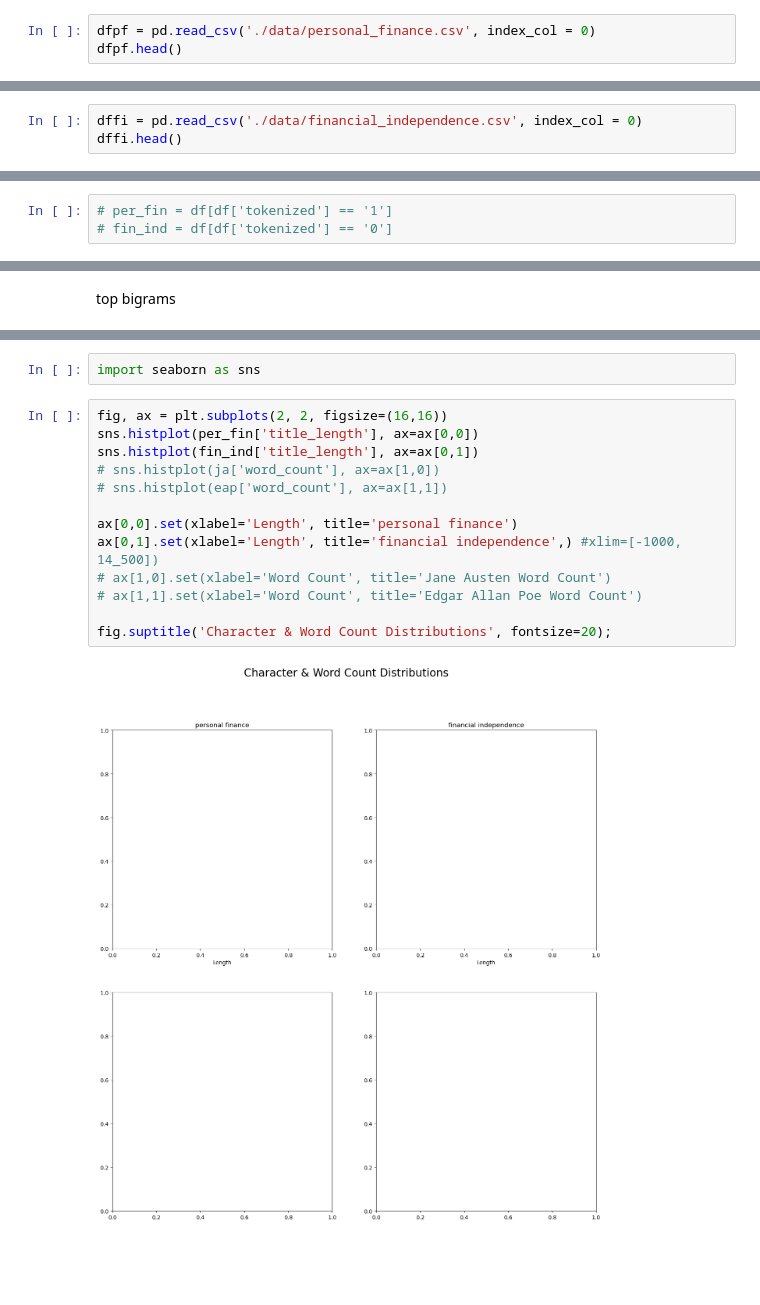
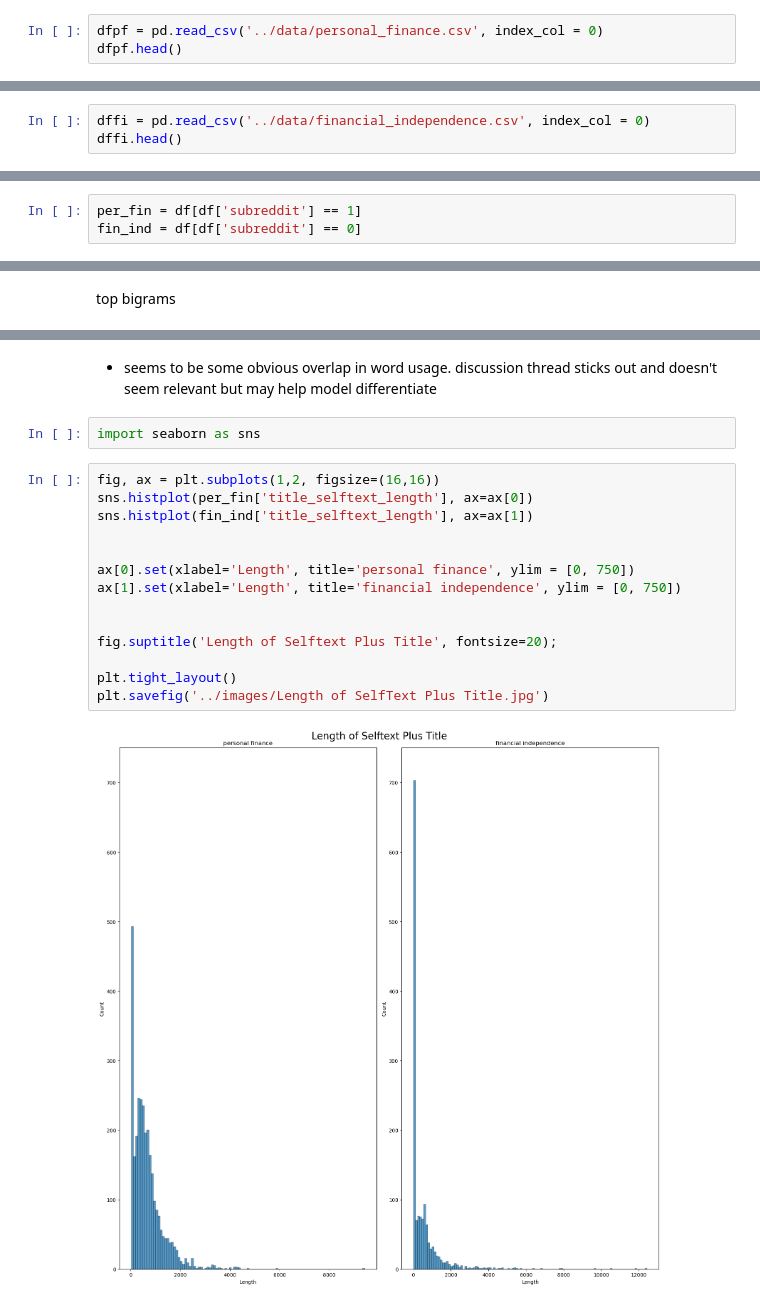
Before and after one commit to Osei7/reddit-classification-nlp, a Jupyter notebook: code/Notebook_2_Data_Cleaning_EDA.ipynb, the cells around one changed output, grey strips where cells are left out. Saved outputs shown, nothing was run; the diff lists cells and outputs as text; blank space fills up the shorter version.

```diff
--- a/code/Notebook_2_Data_Cleaning_EDA.ipynb
+++ b/code/Notebook_2_Data_Cleaning_EDA.ipynb
@@ -31,5 +16,5 @@ from sklearn.ensemble import RandomForestClassifier, AdaBoostClassifier, Stackin
 # %%
-dfpf = pd.read_csv('./data/personal_finance.csv', index_col = 0)
+dfpf = pd.read_csv('../data/personal_finance.csv', index_col = 0)
 dfpf.head()
 # %% [output]
 |  | subreddit | selftext | title | created_utc |
@@ -97,5 +86,5 @@ Index(['subreddit', 'selftext', 'title', 'created_utc'], dtype='object')
 # %%
-dffi = pd.read_csv('./data/financial_independence.csv', index_col = 0)
+dffi = pd.read_csv('../data/financial_independence.csv', index_col = 0)
 dffi.head()
 # %% [output]
 |  | subreddit | selftext | title | created_utc |
@@ -407,5 +428,5 @@ df.head()
 # %%
 df.to_csv('revised_with_selftext.csv')
 # %%
-# per_fin = df[df['tokenized'] == '1']
-# fin_ind = df[df['tokenized'] == '0']
+per_fin = df[df['subreddit'] == 1]
+fin_ind = df[df['subreddit'] == 0]
@@ -422,17 +531,20 @@ top bigrams
+# %% [markdown]
+* seems to be some obvious overlap in word usage. discussion thread sticks out and doesn't seem relevant but may help model differentiate
 # %%
 import seaborn as sns
 # %%
-fig, ax = plt.subplots(2, 2, figsize=(16,16))
-sns.histplot(per_fin['title_length'], ax=ax[0,0])
-sns.histplot(fin_ind['title_length'], ax=ax[0,1])
-# sns.histplot(ja['word_count'], ax=ax[1,0])
-# sns.histplot(eap['word_count'], ax=ax[1,1])
+fig, ax = plt.subplots(1,2, figsize=(16,16))
+sns.histplot(per_fin['title_selftext_length'], ax=ax[0])
+sns.histplot(fin_ind['title_selftext_length'], ax=ax[1])
 
-ax[0,0].set(xlabel='Length', title='personal finance')
-ax[0,1].set(xlabel='Length', title='financial independence',) #xlim=[-1000, 14_500])
-# ax[1,0].set(xlabel='Word Count', title='Jane Austen Word Count')
-# ax[1,1].set(xlabel='Word Count', title='Edgar Allan Poe Word Count')
 
-fig.suptitle('Character & Word Count Distributions', fontsize=20);
+ax[0].set(xlabel='Length', title='personal finance', ylim = [0, 750])
+ax[1].set(xlabel='Length', title='financial independence', ylim = [0, 750])
+
+
+fig.suptitle('Length of Selftext Plus Title', fontsize=20);
+
+plt.tight_layout()
+plt.savefig('../images/Length of SelfText Plus Title.jpg')
 # %% [output]
-[figure, old version]
+[figure, new version]
```
Also changed, not shown: parts of 23 cells of this notebook, 8 other files.
